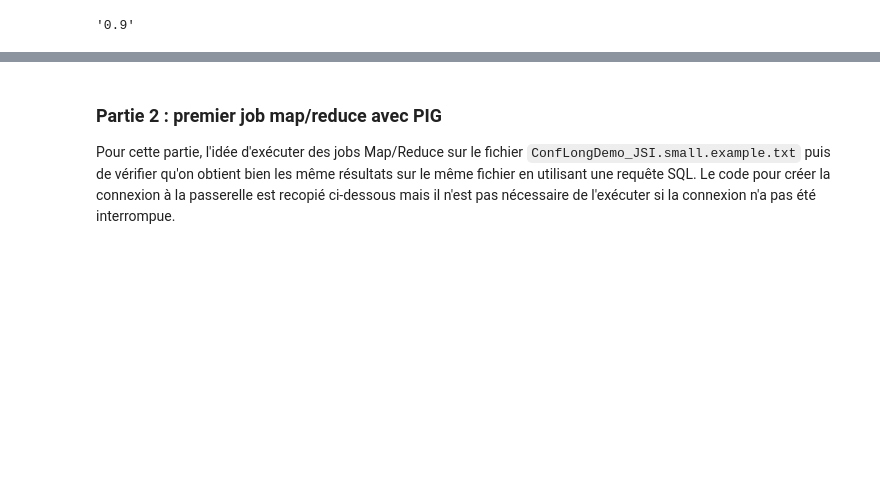
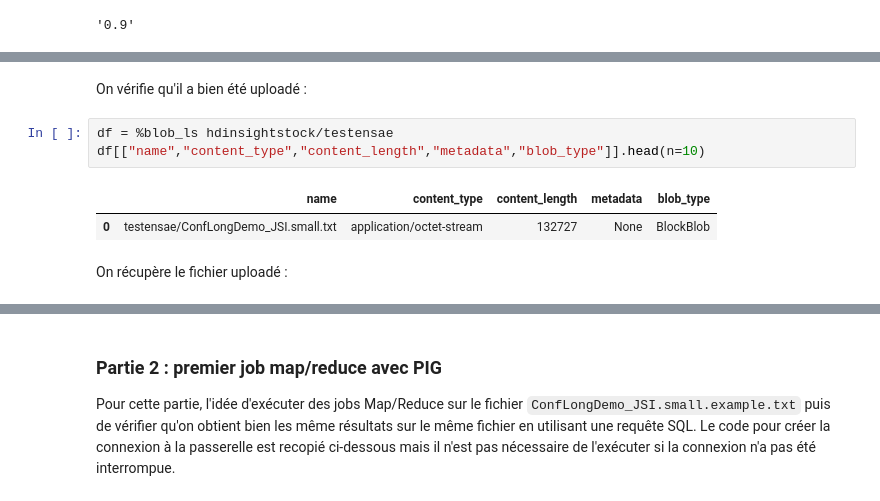
Before and after one commit to sdpython/ensae_teaching_cs, a Jupyter notebook: _doc/notebooks/td3a/td3a_cenonce_session6b.ipynb, the cells around one changed output, grey strips where cells are left out. Drawn from its saved outputs; the diff is of its cells as text; blank space fills up the shorter version.

```diff
--- a/_doc/notebooks/td3a/td3a_cenonce_session6b.ipynb
+++ b/_doc/notebooks/td3a/td3a_cenonce_session6b.ipynb
@@ -202,0 +156,10 @@ os.listdir(".")
+# %% [markdown]
+On vérifie qu'il a bien été uploadé :
+# %%
+df = %blob_ls hdinsightstock/testensae
+df[["name","content_type","content_length","metadata","blob_type"]].head(n=10)
+# %% [output]
+|  | name | content_type | content_length | metadata | blob_type |
+| 0 | testensae/ConfLongDemo_JSI.small.txt | application/octet-stream | 132727 | None | BlockBlob |
+# %% [markdown]
+On récupère le fichier uploadé :
```
Also changed, not shown: parts of 65 cells of this notebook, 1 other file.
